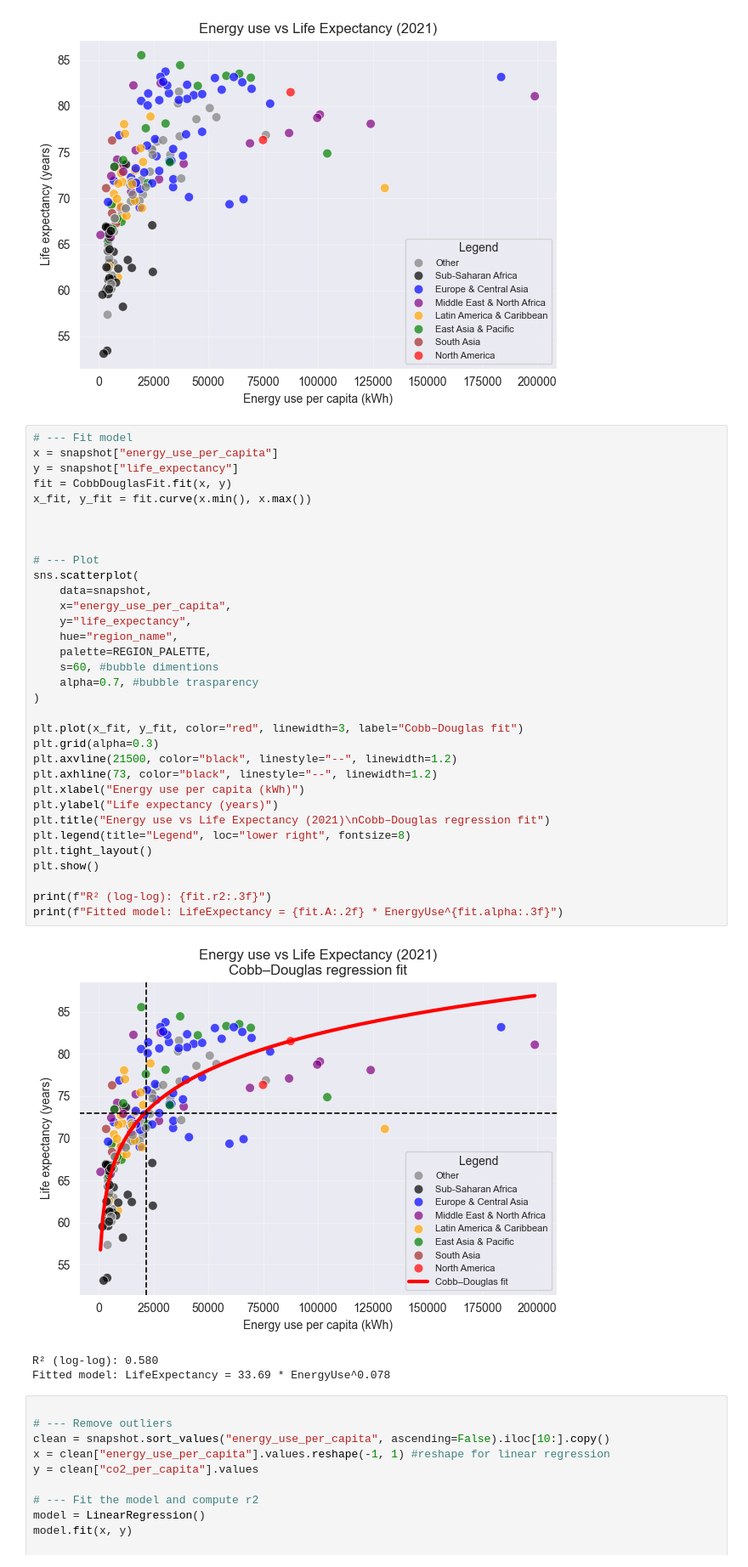
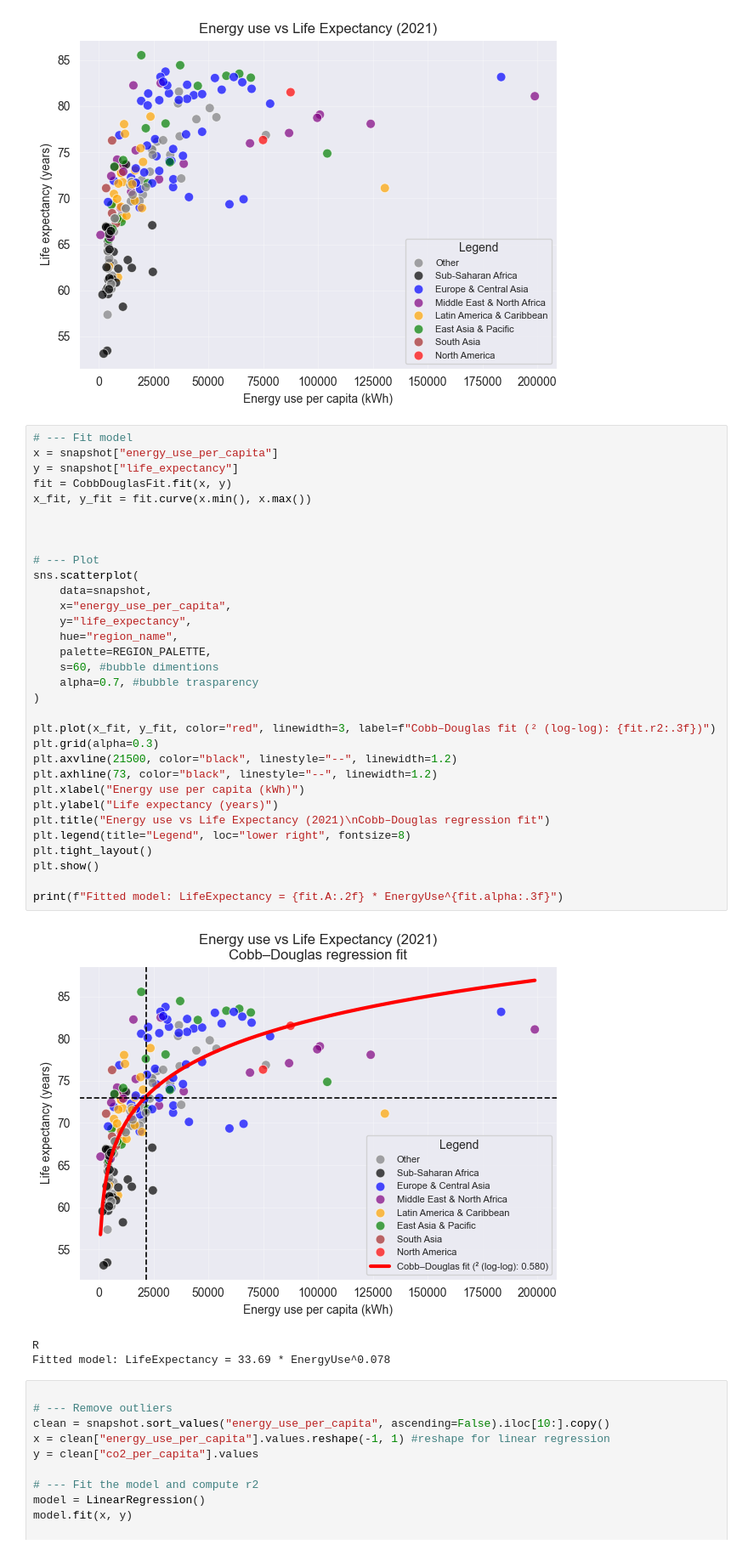
Before and after one commit to Marco-cella1/Energy_poverty_, a Jupyter notebook: Presentation/presentation.ipynb, the cells around one changed output. Shown at 85% size. Cells and saved outputs as stored; diff of their text form.

```diff
--- a/Presentation/presentation.ipynb
+++ b/Presentation/presentation.ipynb
@@ -59,37 +59,36 @@ plt.show()
 x = snapshot["energy_use_per_capita"]
 y = snapshot["life_expectancy"]
 fit = CobbDouglasFit.fit(x, y)
 x_fit, y_fit = fit.curve(x.min(), x.max())
 
 
 
 # --- Plot
 sns.scatterplot(
     data=snapshot,
     x="energy_use_per_capita",
     y="life_expectancy",
     hue="region_name",
     palette=REGION_PALETTE,
     s=60, #bubble dimentions
     alpha=0.7, #bubble trasparency
 )
 
-plt.plot(x_fit, y_fit, color="red", linewidth=3, label="Cobb–Douglas fit")
+plt.plot(x_fit, y_fit, color="red", linewidth=3, label=f"Cobb–Douglas fit (² (log-log): {fit.r2:.3f})")
 plt.grid(alpha=0.3)
 plt.axvline(21500, color="black", linestyle="--", linewidth=1.2)
 plt.axhline(73, color="black", linestyle="--", linewidth=1.2)
 plt.xlabel("Energy use per capita (kWh)")
 plt.ylabel("Life expectancy (years)")
 plt.title("Energy use vs Life Expectancy (2021)\nCobb–Douglas regression fit")
 plt.legend(title="Legend", loc="lower right", fontsize=8)
 plt.tight_layout()
 plt.show()
 
-print(f"R² (log-log): {fit.r2:.3f}")
 print(f"Fitted model: LifeExpectancy = {fit.A:.2f} * EnergyUse^{fit.alpha:.3f}")
 # %% [output]
-[figure, old version]
+[figure, new version]
-R² (log-log): 0.580
+R
 Fitted model: LifeExpectancy = 33.69 * EnergyUse^0.078
 # %%
 
```
Also changed, not shown: 1 other file.
